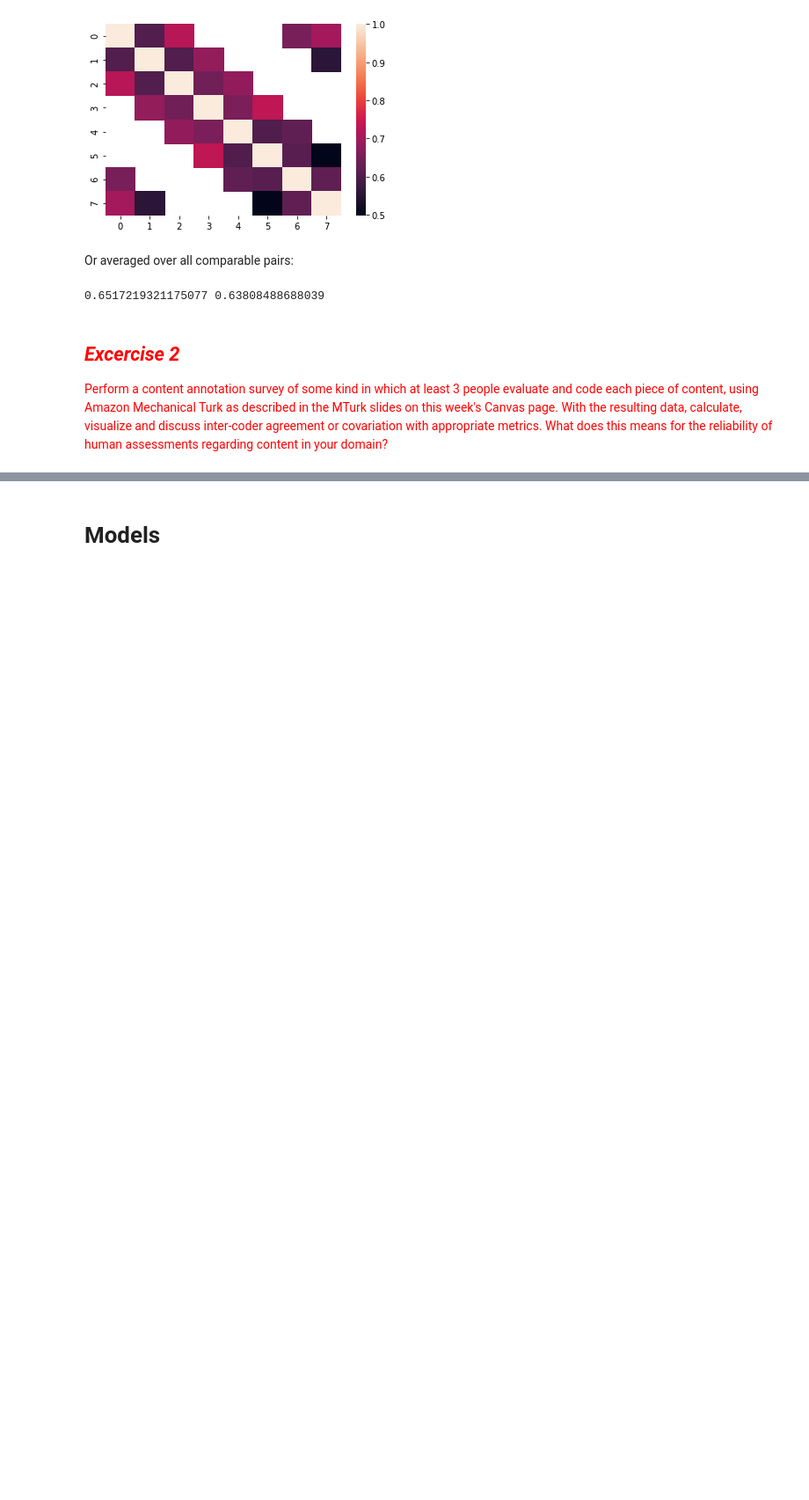
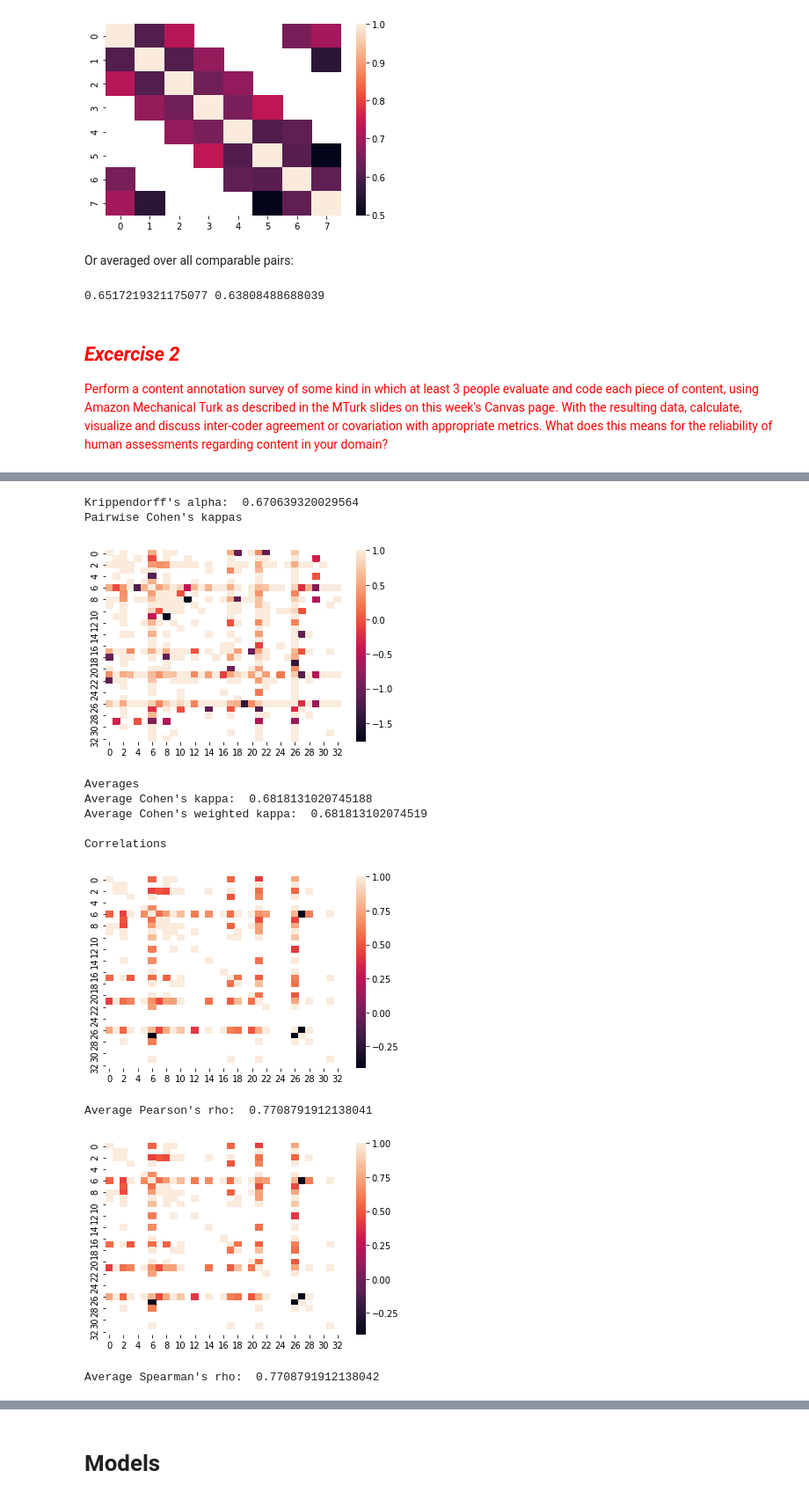
Before and after one commit to sunnyjooey/content-analysis-2018, a Jupyter notebook: 5-Reliability/5-Reliability.ipynb, the cells around one changed output, grey strips where cells are left out. Shown: that part at 88% size. Drawn from its saved outputs; the diff is of its cells as text; code cells hidden in the pictures; blank space fills up the shorter version.

```diff
--- a/5-Reliability/5-Reliability.ipynb
+++ b/5-Reliability/5-Reliability.ipynb
@@ -233,0 +275,36 @@ print(pairwise_metric_average(pearsons_rho,anno.annotations), pairwise_metric_av
+# %%
+def compareAll(annot):
+    print("Krippendorff's alpha: ", krippendorffs_alpha(annot.annotations[::]))
+    print("Pairwise Cohen's kappas")
+    m = pairwise_matrix(cohens_kappa, annot.annotations)
+    ax = seaborn.heatmap(m)
+    plt.show()
+    print("Averages")
+    print("Average Cohen's kappa: ", pairwise_metric_average(cohens_kappa, annot.annotations))
+    print("Average Cohen's weighted kappa: ", pairwise_metric_average(cohens_weighted_kappa,annot.annotations))
+    print()
+    print("Correlations")
+    n = pairwise_matrix(pearsons_rho, annot.annotations)
+    m = pairwise_matrix(spearmans_rho, annot.annotations)
+    an = seaborn.heatmap(n)
+    plt.show()
+    print("Average Pearson's rho: ", pairwise_metric_average(pearsons_rho,annot.annotations))
+    am = seaborn.heatmap(m)
+    plt.show()
+    print("Average Spearman's rho: ", pairwise_metric_average(spearmans_rho,anno_q1.annotations))
+# %%
+# Compare all annotators
+compareAll(anno_q1)
+# %% [output]
+Krippendorff's alpha:  0.670639320029564
+Pairwise Cohen's kappas
+[figure, added]
+Averages
+Average Cohen's kappa:  0.6818131020745188
+Average Cohen's weighted kappa:  0.681813102074519
+
+Correlations
+[figure, added]
+Average Pearson's rho:  0.7708791912138041
+[figure, added]
+Average Spearman's rho:  0.7708791912138042
```
Also changed, not shown: parts of 15 cells of this notebook.
